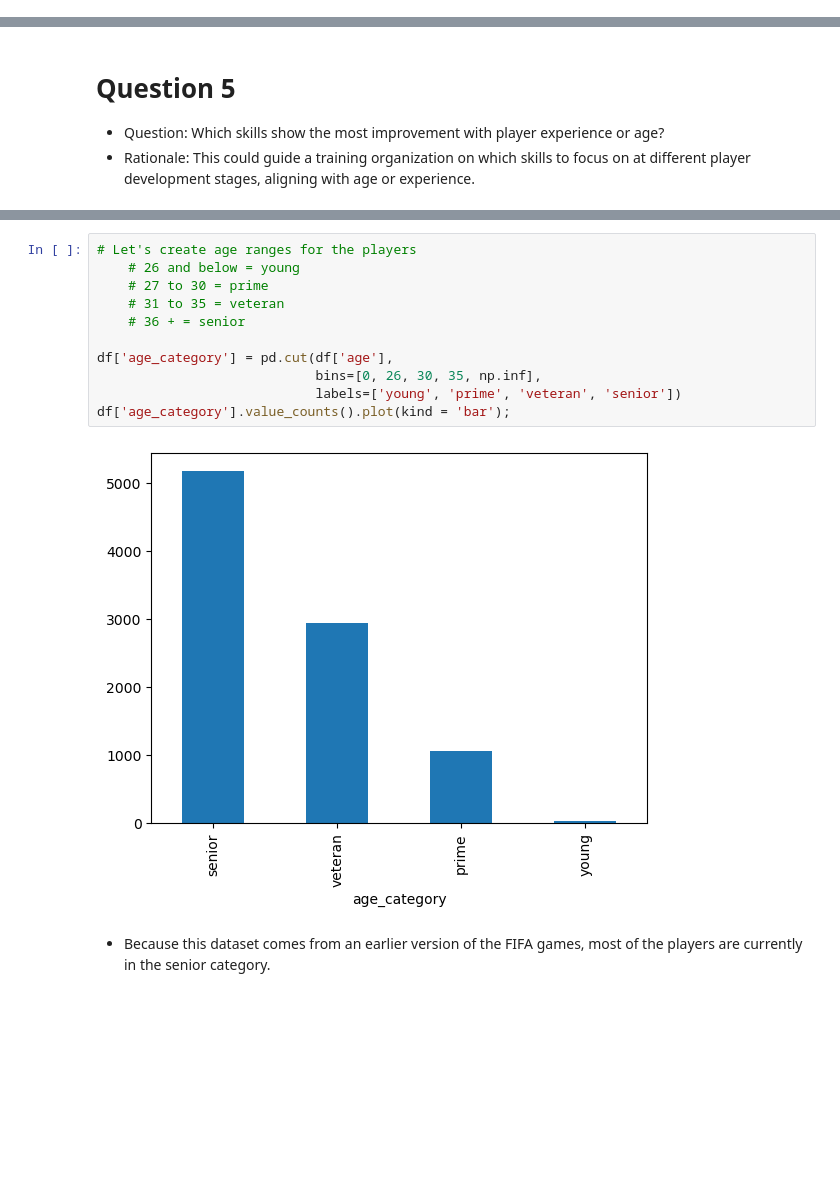
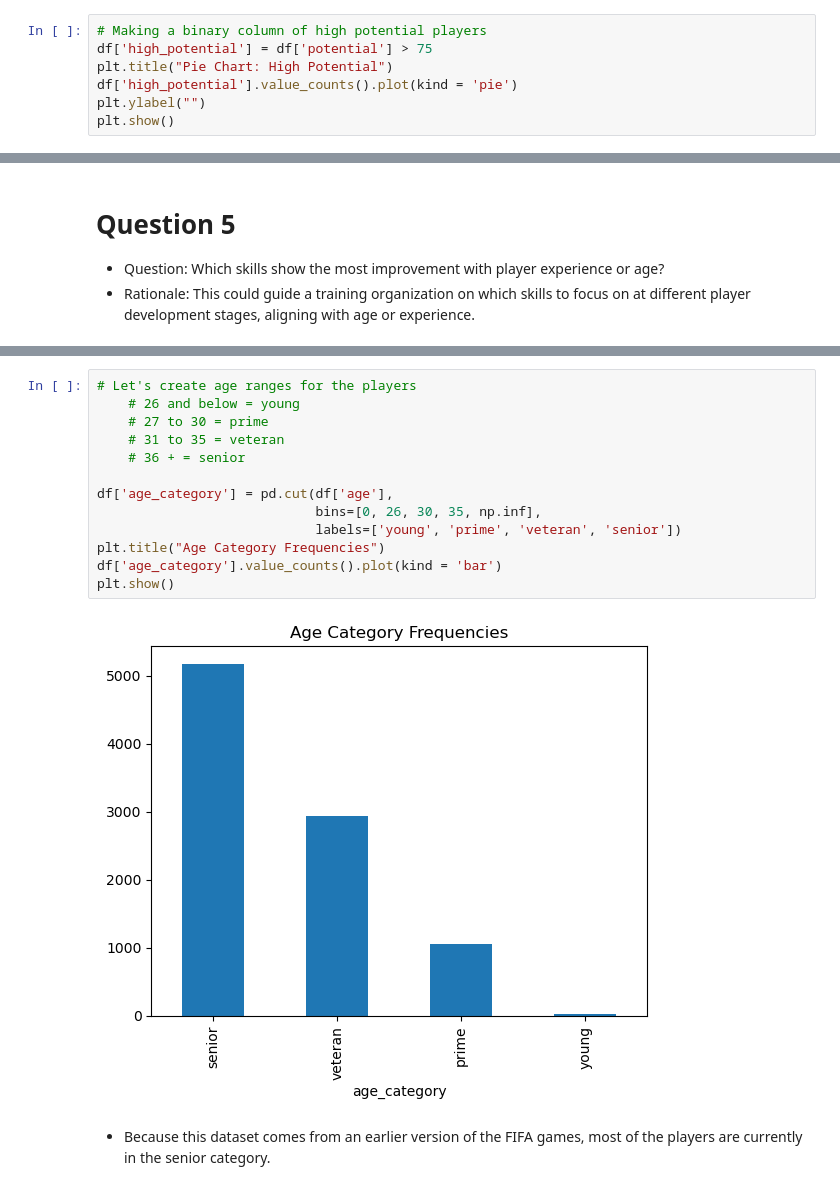
Before and after one commit to falba3/AdvancedDataAnalytics, a Jupyter notebook: notebooks/all_questions.ipynb, the cells around one changed output, grey strips where cells are left out. Drawn from its saved outputs; the diff is of its cells as text; blank space fills up the shorter version.

```diff
--- a/notebooks/all_questions.ipynb
+++ b/notebooks/all_questions.ipynb
@@ -952,0 +1018,7 @@ plt.scatter(df['potential'], df['reactions'])
+# %%
+# Making a binary column of high potential players
+df['high_potential'] = df['potential'] > 75
+plt.title("Pie Chart: High Potential")
+df['high_potential'].value_counts().plot(kind = 'pie')
+plt.ylabel("")
+plt.show()
@@ -971,16 +1141,18 @@ Name: age, dtype: float64
 # %%
 # Let's create age ranges for the players
     # 26 and below = young
     # 27 to 30 = prime
     # 31 to 35 = veteran
     # 36 + = senior
 
 df['age_category'] = pd.cut(df['age'],
                             bins=[0, 26, 30, 35, np.inf],
                             labels=['young', 'prime', 'veteran', 'senior'])
-df['age_category'].value_counts().plot(kind = 'bar');
+plt.title("Age Category Frequencies")
+df['age_category'].value_counts().plot(kind = 'bar')
+plt.show()
 # %% [output]
-[figure, old version]
+[figure, new version]
 # %% [markdown]
 * Because this dataset comes from an earlier version of the FIFA games, most of the players are currently in the senior category.
 # %%
```
Also changed, not shown: parts of 93 cells of this notebook.
